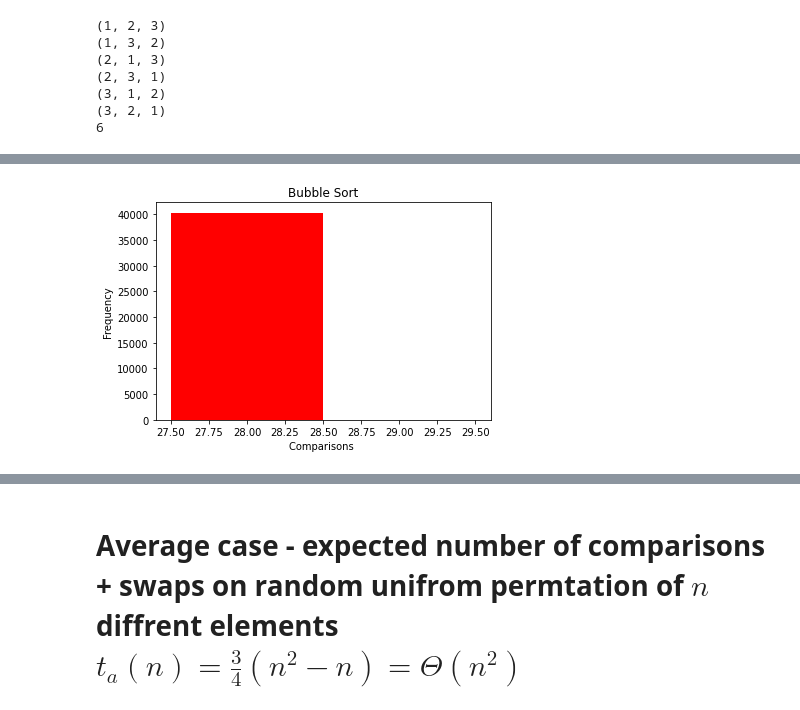
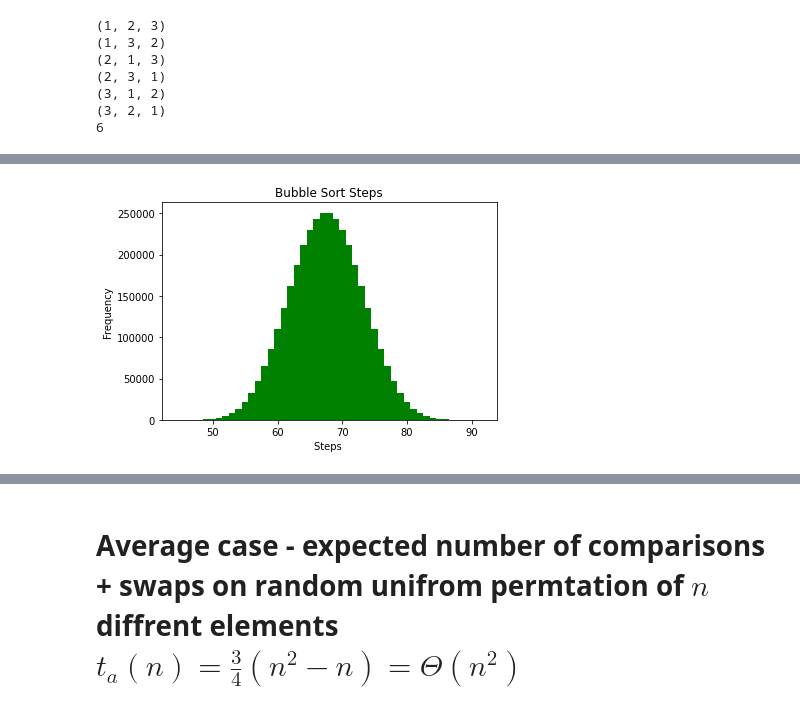
Before and after one commit to gjhernandezp/algorithms, a Jupyter notebook: AnalysisOfAlgorithms/BubbleSortNotOptimizedHistograms.ipynb, the cells around one changed output, grey strips where cells are left out. Saved outputs shown, nothing was run; the diff lists cells and outputs as text; code cells hidden in the pictures.

```diff
--- a/AnalysisOfAlgorithms/BubbleSortNotOptimizedHistograms.ipynb
+++ b/AnalysisOfAlgorithms/BubbleSortNotOptimizedHistograms.ipynb
@@ -12,10 +30,9 @@ from itertools import permutations
 n = 3
 perm = permutations(range(1,n+1))
 
-ls =  []
 c = 0
 # Print the obtained permutations
-for i in list(perm):
+for i in perm:
     print(i)
     c += 1
 
@@ -31,7 +48,7 @@ print(c)
 # %%
 # https://www.geeksforgeeks.org/bubble-sort/ no optimized adding comaprisons, swaps, steps and passes counters, also fixing "for i in range(n-1):"
 
-def bubbleSortAllCounters(arr):
+def bubbleSortNotOptAllCounters(arr):
 
     comps = 0
     swaps = 0
@@ -54,3 +71,15 @@ def bubbleSortAllCounters(arr):
                 swaps +=1
     steps = comps + swaps
     return(comps,swaps,steps,passes)
+# %%
+def maxinversions(arr):
+  maxinv = 0
+  n = len(arr)
+  for i in range(n-1):
+    inv = 0
+    for j in range(i+1,n):
+      if arr[j] < arr[i]:
+        inv +=1
+    if inv > maxinv:
+      maxinv = inv
+  return maxinv
@@ -170,93 +605,33 @@ Passes exper stdev 0.0
 # %%
 from itertools import permutations
 import matplotlib.pyplot as plt
 import numpy as np
 import math
 
 n = 8
 perm = permutations(range(1,n+1))
 
-comps = []
-swaps = []
-steps = []
-passes = []
-
+times =  []
 # Print the obtained permutations
-for i in list(perm):
+for i in perm:
     i = list(i)
-    c,sw,st,p = bubbleSortAllCounters(i)
-    comps.append(c)
-    swaps.append(sw)
-    steps.append(st)
-    passes.append(p)
-
-
-b = np.array(range(min(comps)-1,max(comps)+2) ) +0.5
-plt.hist(comps,bins=b, color="red")
-plt.title("Bubble Sort")
-plt.xlabel("Comparisons ")
-plt.ylabel("Frequency")
-plt.show()
-
-b = np.array(range(min(swaps)-1,max(swaps)+2) ) +0.5
-plt.hist(swaps,bins=b,color="blue")
-plt.title("Bubble Sort")
-plt.xlabel("Swaps ")
-plt.ylabel("Frequency")
-plt.show()
+    times.append(bubbleSortNotOptSteps(i))
 
 b = np.array(range(min(steps)-1,max(steps)+2) ) +0.5
 plt.hist(steps,bins=b,color="green")
-plt.title("Bubble Sort")
+plt.title("Bubble Sort Steps")
 plt.xlabel("Steps ")
 plt.ylabel("Frequency")
 plt.show()
-
-b = np.array(range(min(passes)-1,max(passes)+2) ) +0.5
-plt.hist(passes,bins=b,color="brown")
-plt.title("Bubble Sort")
-plt.xlabel("Passes")
-plt.ylabel("Frequency")
-plt.show()
-
-
-print("n",n)
-print("number of permutations n! =",math.factorial(n))
-print()
-
-print("Comps")
-print("Comps formula (n-1)*n/2 =",(n-1)*n/2)
-print("Comps exper min =",min(comps))
-print("Comps exper max =",max(comps))
-print("Comps exper mean =",np.mean(comps))
-print("Comps exper stdev =",np.std(comps))
-print()
-
-print("Swaps")
-print("Swaps exper min =",min(swaps))
-print("Swaps min formula = 0")
-print("Swaps exper max =",max(swaps))
-print("Swaps max formula (n-1)*n/2 =",(n-1)*n/2)
-print("Swaps exper mean =",np.mean(swaps))
-print("Swaps mean formula (n-1)*n/4 =",(n-1)*n/4)
-print("Swaps exper stdev =",np.std(swaps))
-print()
 
 print("Steps")
 print("Steps exper min =",min(steps))
 print("Steps min formula (n-1)*n/2 =",(n-1)*n/2)
 print("Steps exper max =",max(steps))
 print("Steps max formula (n-1)*n =",(n-1)*n)
 print("Steps exper mean =",np.mean(steps))
-print("Steps mean formula 3/4*n**2+17/4*n-4 =",(3/4)*(n**2-n))
+print("Steps mean formula (3/4)*(n**2-n) =",(3/4)*(n**2-n))
 print("Steps exper stdev",np.std(steps))
 print()
-
-print("Passes")
-print("Passes formula (n-1) =",(n-1))
-print("Passes exper min =",min(passes))
-print("Passes exper max =",max(passes))
-print("Passes exper mean =",np.mean(passes))
-print("Passes exper stdev",np.std(passes))
 # %% [output]
-[figure, old version]
+[figure, new version]
```
Also changed, not shown: parts of 34 cells of this notebook.
